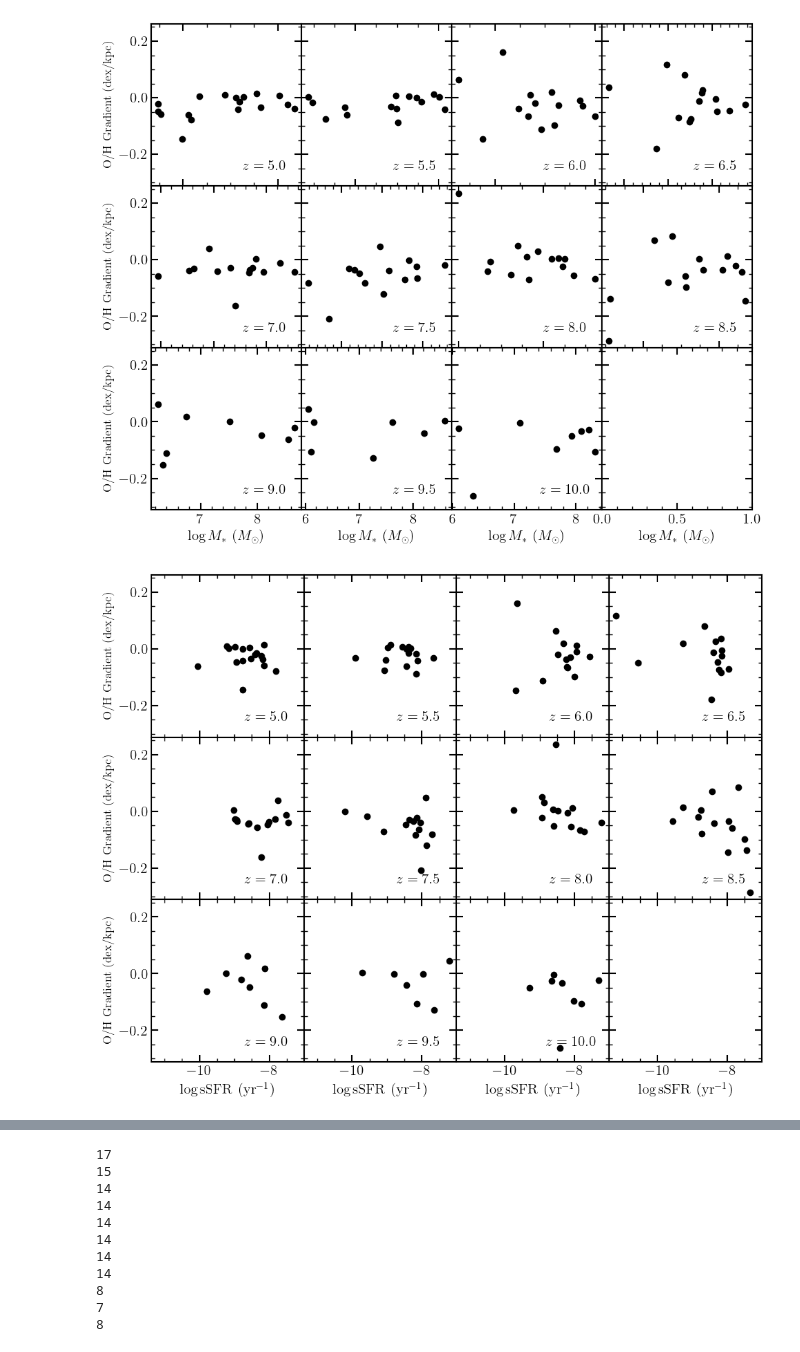
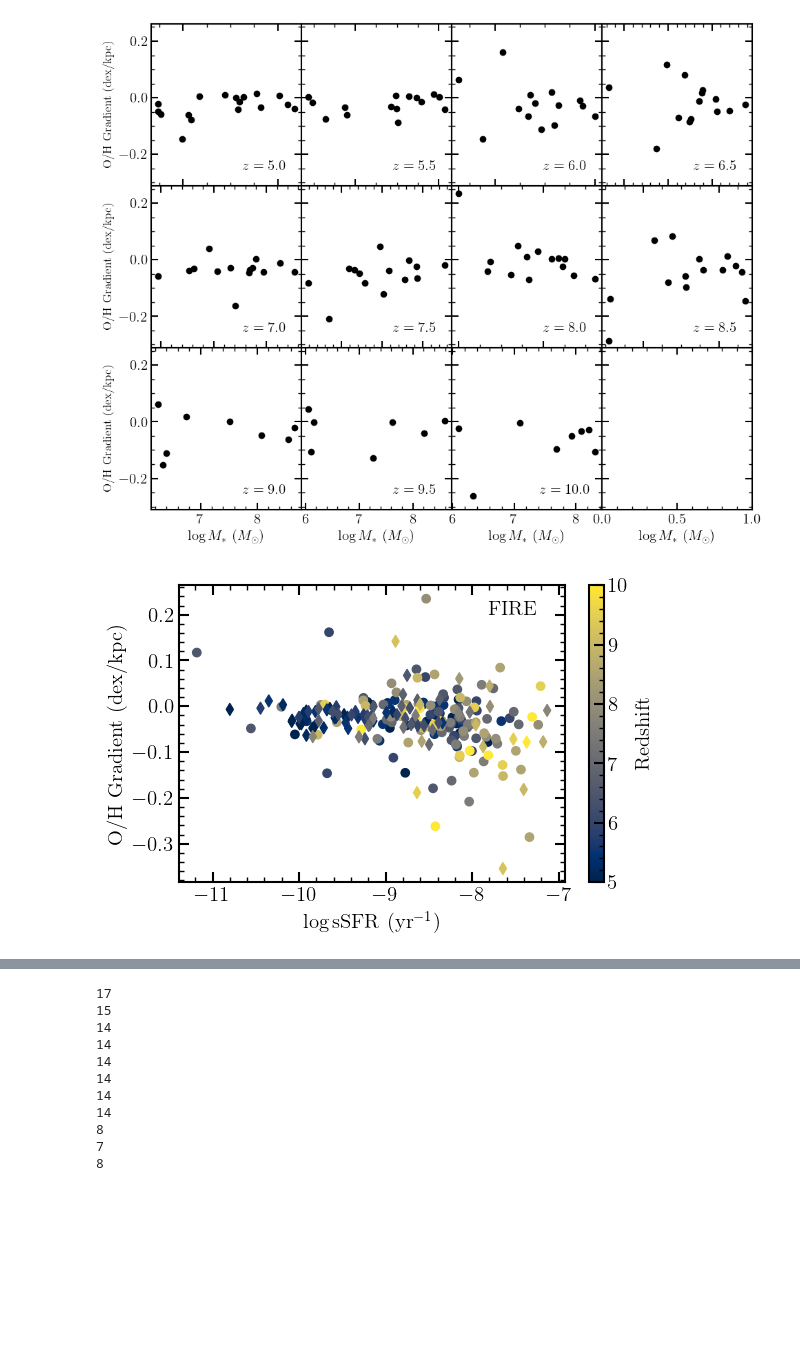
Before and after one commit to AlexGarcia623/High_Z_Gradients, a Jupyter notebook: Gradient_Summary.ipynb, the cells around one changed output, grey strips where cells are left out. Drawn from its saved outputs; the diff is of its cells as text; code cells hidden in the pictures; blank space fills up the shorter version.

```diff
--- a/Gradient_Summary.ipynb
+++ b/Gradient_Summary.ipynb
@@ -47,11 +47,7 @@ all_SFRs = []
 all_RSHM = []
 all_RSFR = []
 
-####### CHANGE THESE TO NEW FILES WHEN THEY ARE DONE ########
-with h5py.File('TNG_Gradients_old.hdf5','r') as f:
-####### CHANGE THESE TO NEW FILES WHEN THEY ARE DONE ########
-####### CHANGE THESE TO NEW FILES WHEN THEY ARE DONE ########
-####### CHANGE THESE TO NEW FILES WHEN THEY ARE DONE ########
+with h5py.File('TNG_Gradients.hdf5','r') as f:
 
     for z in np.arange(0,9):
         this_redshift = f['z=%s'%z]
@@ -423,7 +415,8 @@ axs = axs.flatten()
 for z in np.arange(0,9):
 
     this_gradient = np.array(all_grad[z])
-    this_SFR      = np.log10(np.array(all_SFRs[z]) / 10**np.array(all_mass[z]))
+    this_SFR      = np.log10(np.array(all_SFRs[z]))
+    # this_SFR      = np.log10(np.array(all_SFRs[z]) / 10**np.array(all_mass[z]))
 
     if (z==0):
         print(this_SFR)
@@ -540,12 +533,7 @@ all_SFRs = []
 all_RSHM = []
 all_RSFR = []
 
-####### CHANGE THESE TO NEW FILES WHEN THEY ARE DONE ########
-with h5py.File('EAGLE_Gradients_old.hdf5','r') as f:
-####### CHANGE THESE TO NEW FILES WHEN THEY ARE DONE ########
-####### CHANGE THESE TO NEW FILES WHEN THEY ARE DONE ########
-####### CHANGE THESE TO NEW FILES WHEN THEY ARE DONE ########
-####### CHANGE THESE TO NEW FILES WHEN THEY ARE DONE ########
+with h5py.File('EAGLE_Gradients.hdf5','r') as f:
 
     for z in np.arange(0,9):
         this_redshift = f['z=%s'%z]
@@ -1221,41 +1206,42 @@ plt.show()
 8.319013595581055
 [figure]
 # %%
-fig, axs = plt.subplots( 3, 4, figsize=(10,8), sharex=True, sharey=True )
-axs_full = axs
-axs = axs.flatten()
+fig = plt.figure(figsize=(6,4))
+ax  = plt.gca()
+
+cmap = mpl.cm.get_cmap('cividis')
+
+_all_g = []
+_all_s = []
+_all_z = []
 
 for index, z in enumerate(np.arange(5.0,10.5,0.5)):
 
     this_gradient = np.array(all_grad[index])
-    this_SFR      = np.log10(np.array(all_SFRs[index]) / 10**np.array(all_mass[index]))
-
-    if (z==0):
-        print(this_SFR)
-
-    ax = axs[index]
+    this_SFR      = np.log10(np.array(all_SFRs[index])/ 10**np.array(all_mass[index]))
 
     mask = ~np.isnan(this_gradient)
 
 
-    this_gradient = this_gradient[mask]
-    this_SFR      = this_SFR     [mask]
+    _all_g += list(this_gradient[mask])
+    _all_s += list(this_SFR     [mask])
+    _all_z += list( np.ones(sum(mask))*z )
 
-    # if sum(mask) > 100:
-    #     ax.hist2d( this_SFR, this_gradient, bins=(50,50), norm=LogNorm(), cmap=plt.cm.Greys )
-    # else:
-    ax.scatter( this_SFR, this_gradient, color='k' )
+c=ax.scatter( _all_s, _all_g, c=_all_z, cmap=cmap )
 
-    ax.text( 0.75, 0.1, r'$z=%s$' %z, transform=ax.transAxes, ha='center' )
+fig.colorbar(c, ax=ax, label=r'${\rm Redshift}$')
 
-for ax in axs_full[2,:]:
-    ax.set_xlabel(r'$\log {\rm sSFR}~({\rm yr}^{-1})$')
-for ax in axs_full[:,0]:
-    ax.set_ylabel(r'${\rm O/H~Gradient~(dex/kpc)}$',fontsize=12.5)
+core=np.load(save_dir+'Core_data.npy')
+
+ax.scatter( core[:,0], core[:,1], c=core[:,2], cmap=cmap, marker='d' )
+
+ax.set_xlabel(r'$\log {\rm sSFR}~({\rm yr}^{-1})$')
+ax.set_ylabel(r'${\rm O/H~Gradient~(dex/kpc)}$')
+
+ax.text( 0.8, 0.9, r'${\rm FIRE}$', transform=ax.transAxes )
 
 plt.tight_layout()
-plt.subplots_adjust(wspace=0.0, hspace=0.0)
-plt.savefig( save_dir+'FIRE_Grad_vs_SFR.pdf', bbox_inches='tight' )
+plt.savefig( save_dir+'FIRE_HZ_Grad_vs_sSFR.pdf', bbox_inches='tight' )
 plt.show()
 # %% [output]
-[figure, old version]
+[figure, new version]
```
Also changed, not shown: parts of 15 cells of this notebook, 6 other files.
